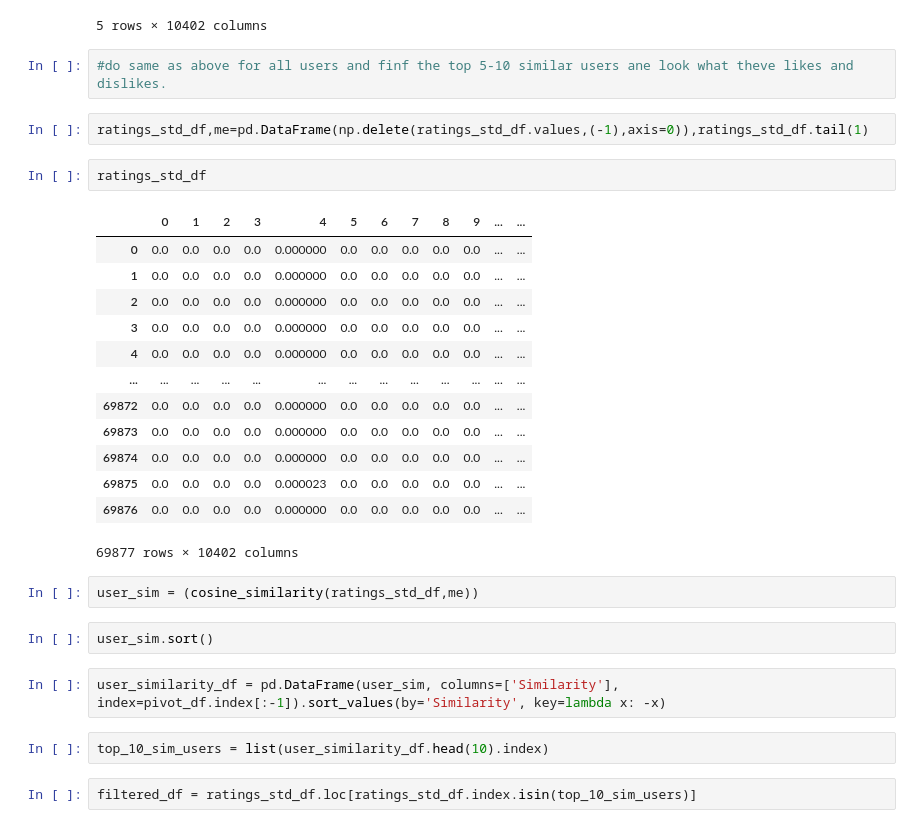
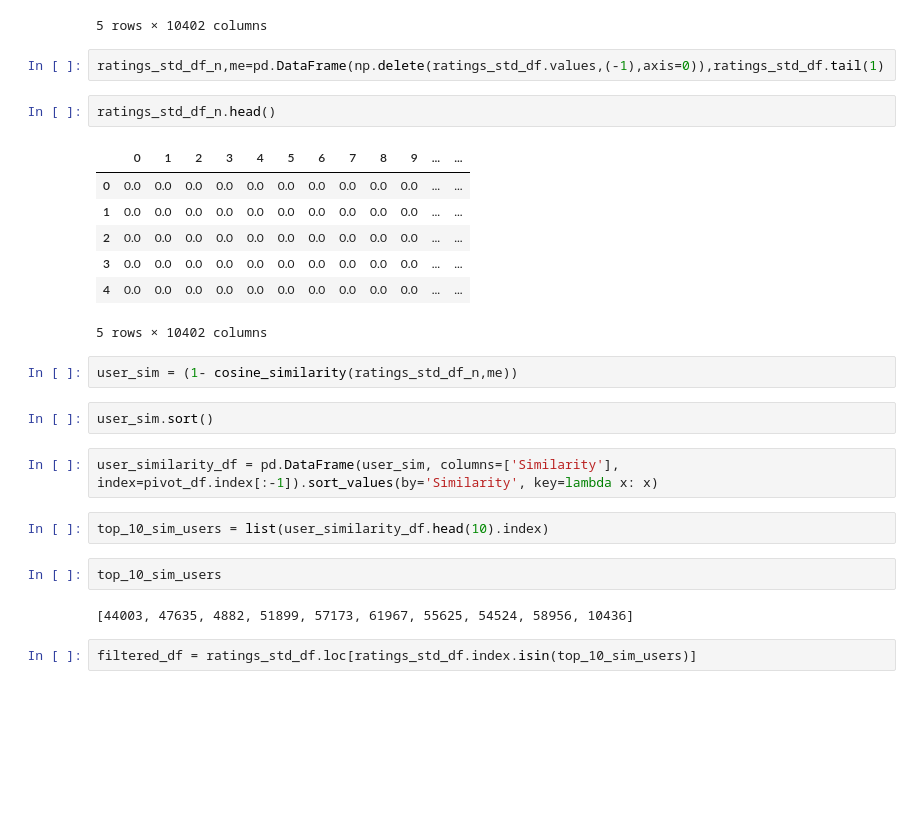
Before and after one commit to himanshuchuri/Netflix_price_data_recomendation_system, a Jupyter notebook: recomendation.ipynb, the cells around one changed output. Drawn from its saved outputs; the diff is of its cells as text; blank space fills up the shorter version.

Commit message:
user based done

```diff
--- a/recomendation.ipynb
+++ b/recomendation.ipynb
@@ -189,33 +166,29 @@ ratings_std_df.head()
 | 4 | 0.0 | 0.0 | 0.0 | 0.0 | 0.0 | ... |
 | 5 | 0.0 | 0.0 | 0.0 | 0.0 | 0.0 | ... |
 5 rows × 10402 columns
-# %%
-#do same as above for all users and finf the top 5-10 similar users ane look what theve likes and dislikes.
 # %%
-ratings_std_df,me=pd.DataFrame(np.delete(ratings_std_df.values,(-1),axis=0)),ratings_std_df.tail(1)
+ratings_std_df_n,me=pd.DataFrame(np.delete(ratings_std_df.values,(-1),axis=0)),ratings_std_df.tail(1)
-# %%
-ratings_std_df
-# %% [output]
-|  | 0 | 1 | 2 | 3 | 4 | 5 | 6 | 7 | 8 | 9 | ... | ... |
-| 0 | 0.0 | 0.0 | 0.0 | 0.0 | 0.000000 | 0.0 | 0.0 | 0.0 | 0.0 | 0.0 | ... | ... |
-| 1 | 0.0 | 0.0 | 0.0 | 0.0 | 0.000000 | 0.0 | 0.0 | 0.0 | 0.0 | 0.0 | ... | ... |
-| 2 | 0.0 | 0.0 | 0.0 | 0.0 | 0.000000 | 0.0 | 0.0 | 0.0 | 0.0 | 0.0 | ... | ... |
-| 3 | 0.0 | 0.0 | 0.0 | 0.0 | 0.000000 | 0.0 | 0.0 | 0.0 | 0.0 | 0.0 | ... | ... |
-| 4 | 0.0 | 0.0 | 0.0 | 0.0 | 0.000000 | 0.0 | 0.0 | 0.0 | 0.0 | 0.0 | ... | ... |
-| ... | ... | ... | ... | ... | ... | ... | ... | ... | ... | ... | ... | ... |
-| 69872 | 0.0 | 0.0 | 0.0 | 0.0 | 0.000000 | 0.0 | 0.0 | 0.0 | 0.0 | 0.0 | ... | ... |
-| 69873 | 0.0 | 0.0 | 0.0 | 0.0 | 0.000000 | 0.0 | 0.0 | 0.0 | 0.0 | 0.0 | ... | ... |
-| 69874 | 0.0 | 0.0 | 0.0 | 0.0 | 0.000000 | 0.0 | 0.0 | 0.0 | 0.0 | 0.0 | ... | ... |
-| 69875 | 0.0 | 0.0 | 0.0 | 0.0 | 0.000023 | 0.0 | 0.0 | 0.0 | 0.0 | 0.0 | ... | ... |
-| 69876 | 0.0 | 0.0 | 0.0 | 0.0 | 0.000000 | 0.0 | 0.0 | 0.0 | 0.0 | 0.0 | ... | ... |
-69877 rows × 10402 columns
+# %%
+ratings_std_df_n.head()
+# %% [output]
+|  | 0 | 1 | 2 | 3 | 4 | 5 | 6 | 7 | 8 | 9 | ... | ... |
+| 0 | 0.0 | 0.0 | 0.0 | 0.0 | 0.0 | 0.0 | 0.0 | 0.0 | 0.0 | 0.0 | ... | ... |
+| 1 | 0.0 | 0.0 | 0.0 | 0.0 | 0.0 | 0.0 | 0.0 | 0.0 | 0.0 | 0.0 | ... | ... |
+| 2 | 0.0 | 0.0 | 0.0 | 0.0 | 0.0 | 0.0 | 0.0 | 0.0 | 0.0 | 0.0 | ... | ... |
+| 3 | 0.0 | 0.0 | 0.0 | 0.0 | 0.0 | 0.0 | 0.0 | 0.0 | 0.0 | 0.0 | ... | ... |
+| 4 | 0.0 | 0.0 | 0.0 | 0.0 | 0.0 | 0.0 | 0.0 | 0.0 | 0.0 | 0.0 | ... | ... |
+5 rows × 10402 columns
 # %%
-user_sim = (cosine_similarity(ratings_std_df,me))
+user_sim = (1- cosine_similarity(ratings_std_df_n,me))
 # %%
 user_sim.sort()
 # %%
-user_similarity_df = pd.DataFrame(user_sim, columns=['Similarity'], index=pivot_df.index[:-1]).sort_values(by='Similarity', key=lambda x: -x)
+user_similarity_df = pd.DataFrame(user_sim, columns=['Similarity'], index=pivot_df.index[:-1]).sort_values(by='Similarity', key=lambda x: x)
 # %%
 top_10_sim_users = list(user_similarity_df.head(10).index)
+# %%
+top_10_sim_users
+# %% [output]
+[44003, 47635, 4882, 51899, 57173, 61967, 55625, 54524, 58956, 10436]
 # %%
 filtered_df = ratings_std_df.loc[ratings_std_df.index.isin(top_10_sim_users)]
```
Also changed, not shown: parts of 6 cells of this notebook.
